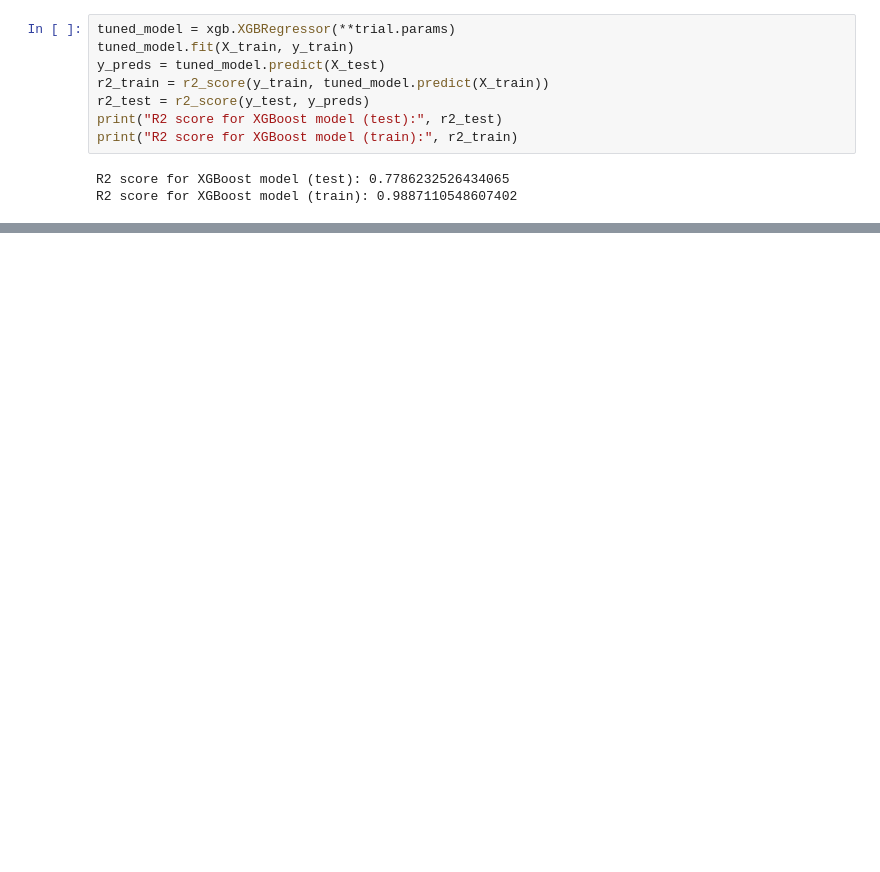
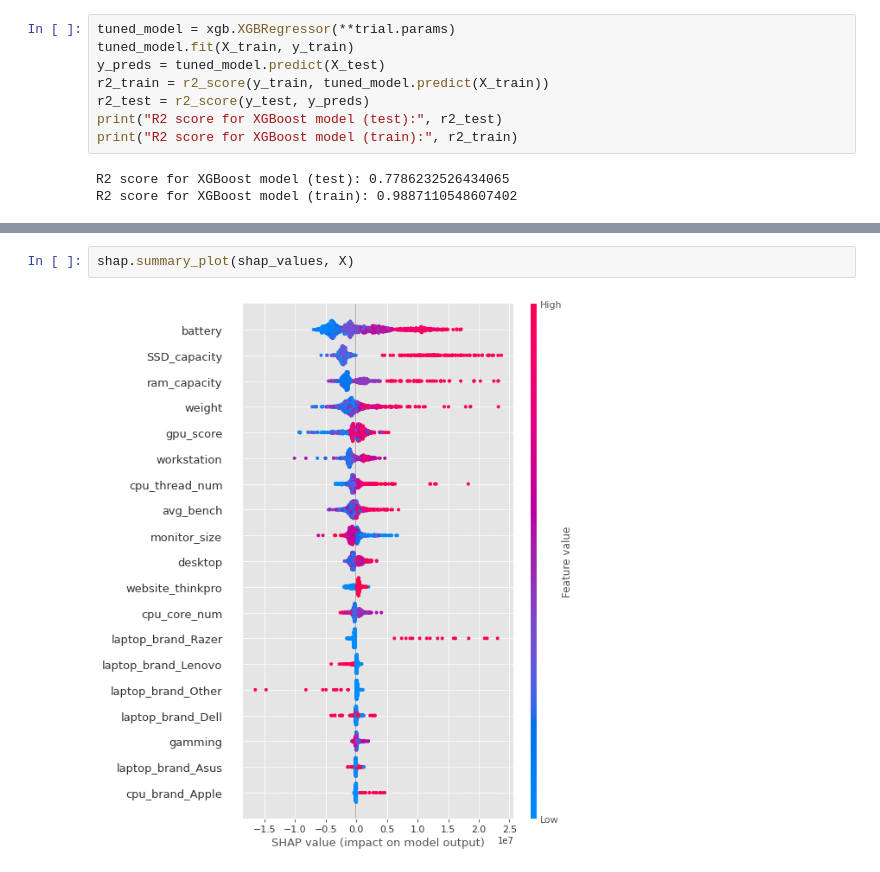
Before and after one commit to tranvuongquocdat/Semester20221_IntroToDataScience_CapstoneProject, a Jupyter notebook: model/XGBoost.ipynb, the cells around one changed output, grey strips where cells are left out. Saved outputs shown, nothing was run; the diff lists cells and outputs as text; blank space fills up the shorter version.

```diff
--- a/model/XGBoost.ipynb
+++ b/model/XGBoost.ipynb
@@ -216,0 +280,4 @@ R2 score for XGBoost model (train): 0.9887110548607402
+# %%
+shap.summary_plot(shap_values, X)
+# %% [output]
+[figure, added]
```
Also changed, not shown: parts of 24 cells of this notebook, 4 other files.
